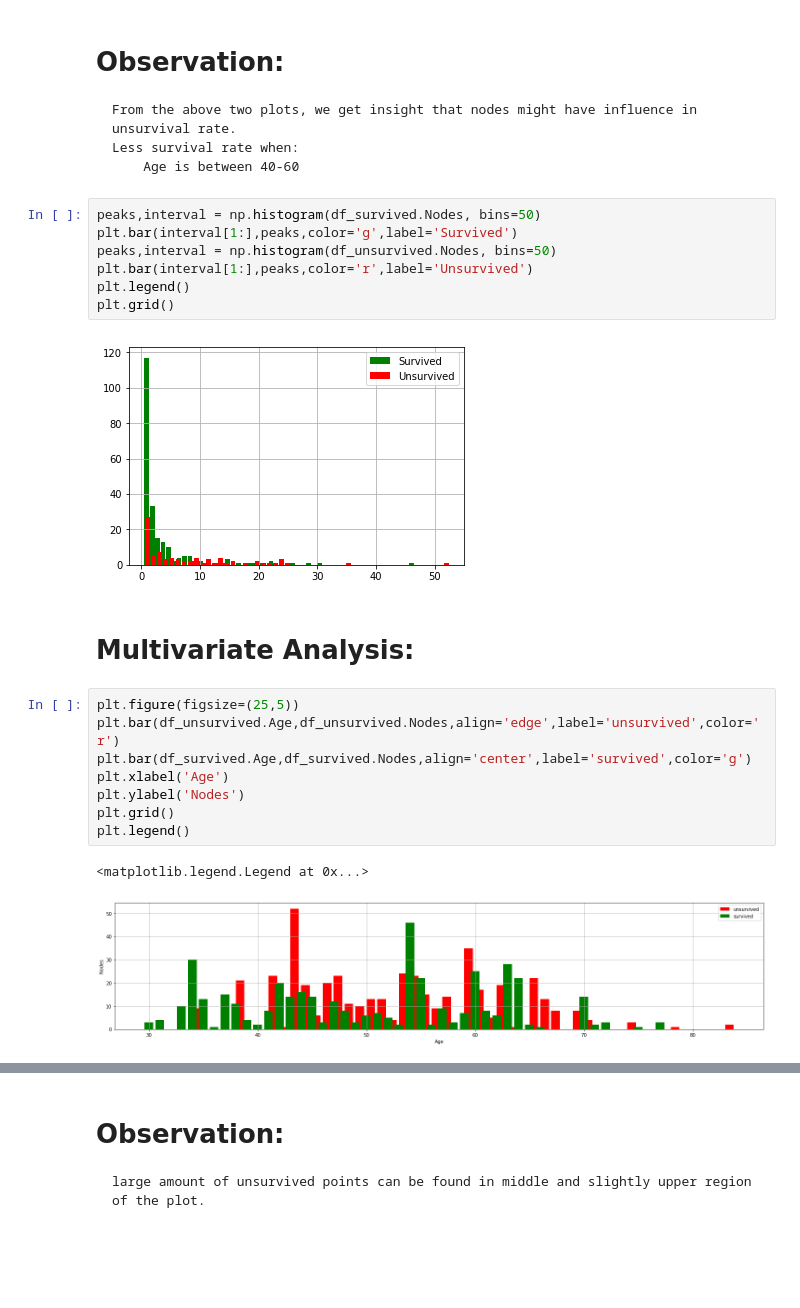
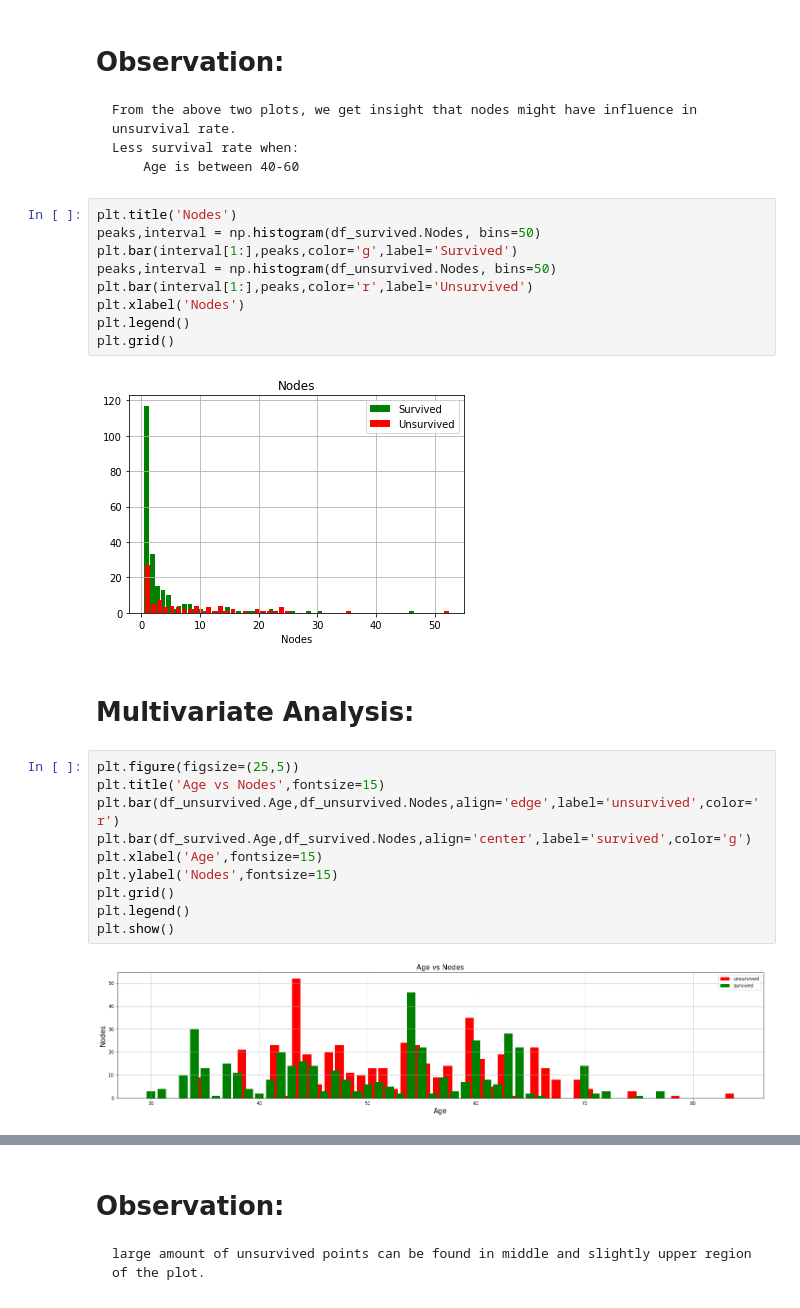
Before and after one commit to Kailash7dev/Cancer-Analysis-on-Haberman-s-Datasets, a Jupyter notebook: Haberman's Cancer Analysis Model.ipynb, the cells around one changed output, grey strips where cells are left out. Saved outputs shown, nothing was run; the diff lists cells and outputs as text; blank space fills up the shorter version.

```diff
--- a/Haberman's Cancer Analysis Model.ipynb
+++ b/Haberman's Cancer Analysis Model.ipynb
@@ -332,26 +349,29 @@ plt.legend()
     Less survival rate when:
         Age is between 40-60
 # %%
+plt.title('Nodes')
 peaks,interval = np.histogram(df_survived.Nodes, bins=50)
 plt.bar(interval[1:],peaks,color='g',label='Survived')
 peaks,interval = np.histogram(df_unsurvived.Nodes, bins=50)
 plt.bar(interval[1:],peaks,color='r',label='Unsurvived')
+plt.xlabel('Nodes')
 plt.legend()
 plt.grid()
 # %% [output]
-[figure, old version]
+[figure, new version]
 # %% [markdown]
 # Multivariate Analysis:
 # %%
 plt.figure(figsize=(25,5))
+plt.title('Age vs Nodes',fontsize=15)
 plt.bar(df_unsurvived.Age,df_unsurvived.Nodes,align='edge',label='unsurvived',color='r')
 plt.bar(df_survived.Age,df_survived.Nodes,align='center',label='survived',color='g')
-plt.xlabel('Age')
-plt.ylabel('Nodes')
+plt.xlabel('Age',fontsize=15)
+plt.ylabel('Nodes',fontsize=15)
 plt.grid()
 plt.legend()
+plt.show()
 # %% [output]
-<matplotlib.legend.Legend at 0x...>
-[figure, old version]
+[figure, new version]
 # %%
 plt.figure(figsize=(25,5))
```
Also changed, not shown: parts of 15 cells of this notebook.
